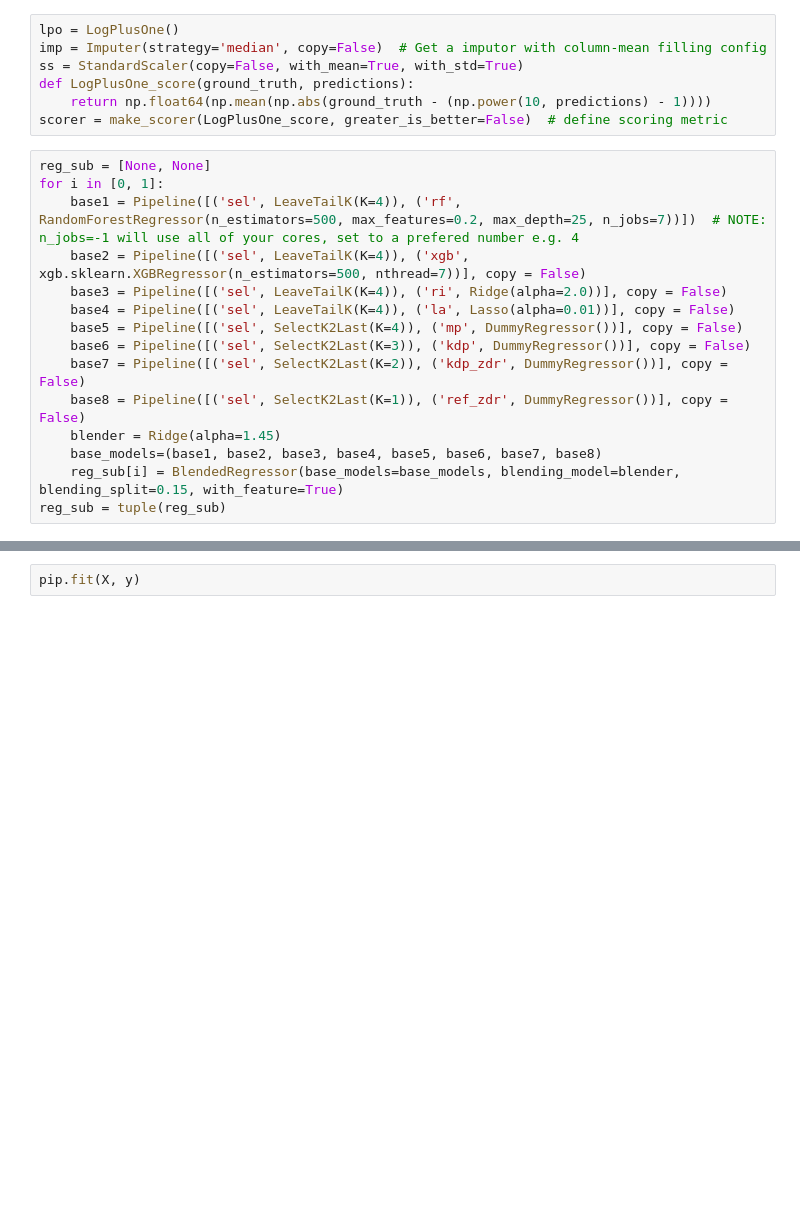
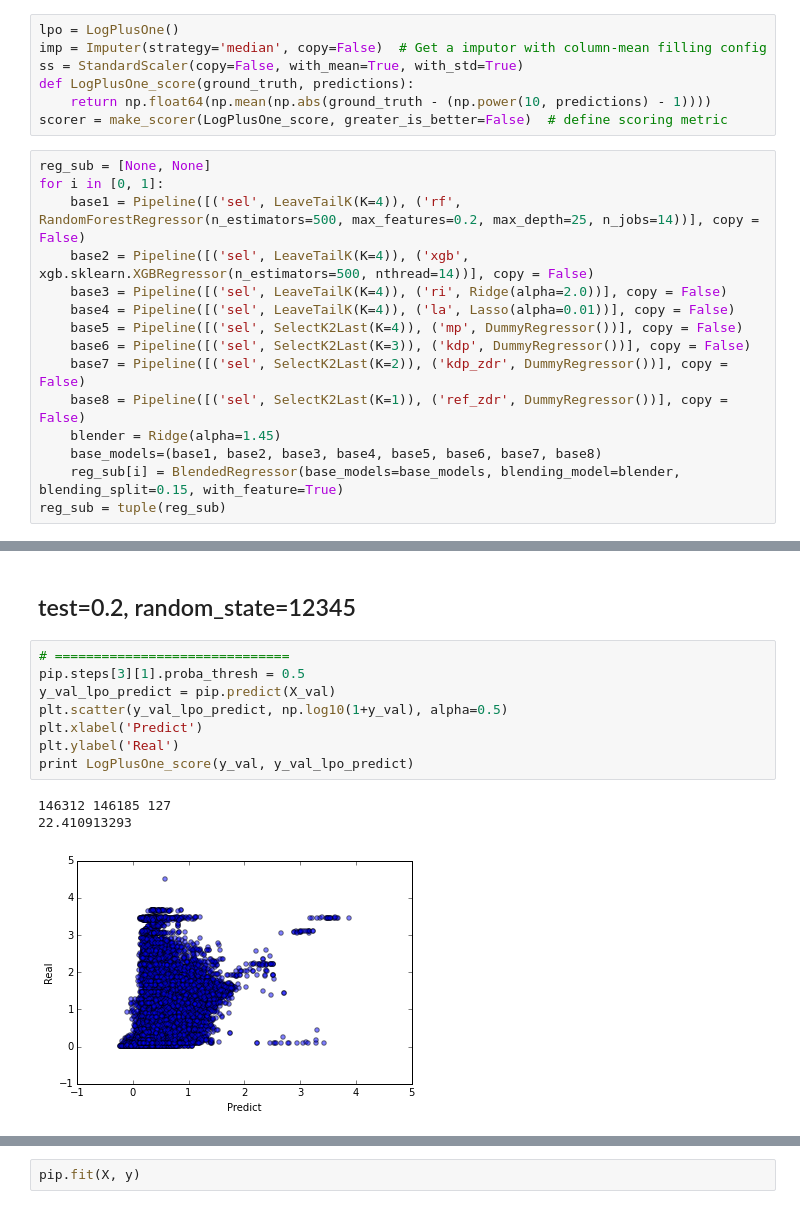
Before and after one commit to zaxliu/howmuchrainii, a Jupyter notebook: lewis/ml_test_ClassRegress_blending_detmodels.ipynb, the cells around one changed output, grey strips where cells are left out. Saved outputs shown, nothing was run; the diff lists cells and outputs as text; blank space fills up the shorter version.

```diff
--- a/lewis/ml_test_ClassRegress_blending_detmodels.ipynb
+++ b/lewis/ml_test_ClassRegress_blending_detmodels.ipynb
@@ -79,8 +79,8 @@ scorer = make_scorer(LogPlusOne_score, greater_is_better=False)  # define scorin
 # %%
 reg_sub = [None, None]
 for i in [0, 1]:
-    base1 = Pipeline([('sel', LeaveTailK(K=4)), ('rf', RandomForestRegressor(n_estimators=500, max_features=0.2, max_depth=25, n_jobs=7))])  # NOTE: n_jobs=-1 will use all of your cores, set to a prefered number e.g. 4
-    base2 = Pipeline([('sel', LeaveTailK(K=4)), ('xgb', xgb.sklearn.XGBRegressor(n_estimators=500, nthread=7))], copy = False)
+    base1 = Pipeline([('sel', LeaveTailK(K=4)), ('rf', RandomForestRegressor(n_estimators=500, max_features=0.2, max_depth=25, n_jobs=14))], copy = False)
+    base2 = Pipeline([('sel', LeaveTailK(K=4)), ('xgb', xgb.sklearn.XGBRegressor(n_estimators=500, nthread=14))], copy = False)
     base3 = Pipeline([('sel', LeaveTailK(K=4)), ('ri', Ridge(alpha=2.0))], copy = False)
     base4 = Pipeline([('sel', LeaveTailK(K=4)), ('la', Lasso(alpha=0.01))], copy = False)
     base5 = Pipeline([('sel', SelectK2Last(K=4)), ('mp', DummyRegressor())], copy = False)
@@ -168 +288,15 @@ KeyboardInterrupt:
+# %% [markdown]
+## test=0.2, random_state=12345
+# %%
+# ==============================
+pip.steps[3][1].proba_thresh = 0.5
+y_val_lpo_predict = pip.predict(X_val)
+plt.scatter(y_val_lpo_predict, np.log10(1+y_val), alpha=0.5)
+plt.xlabel('Predict')
+plt.ylabel('Real')
+print LogPlusOne_score(y_val, y_val_lpo_predict)
+# %% [output]
+146312 146185 127
+22.410913293
+[figure, added]
 # %%
```
Also changed, not shown: parts of 20 cells of this notebook, 2 other files.
